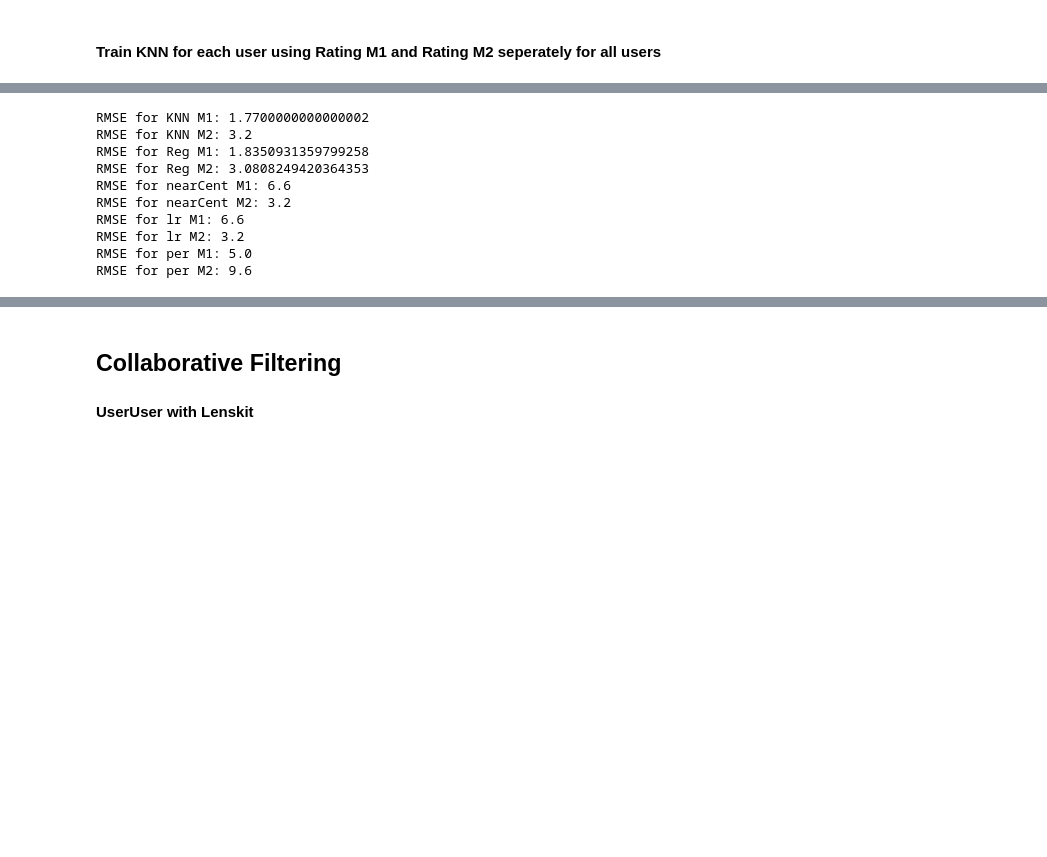
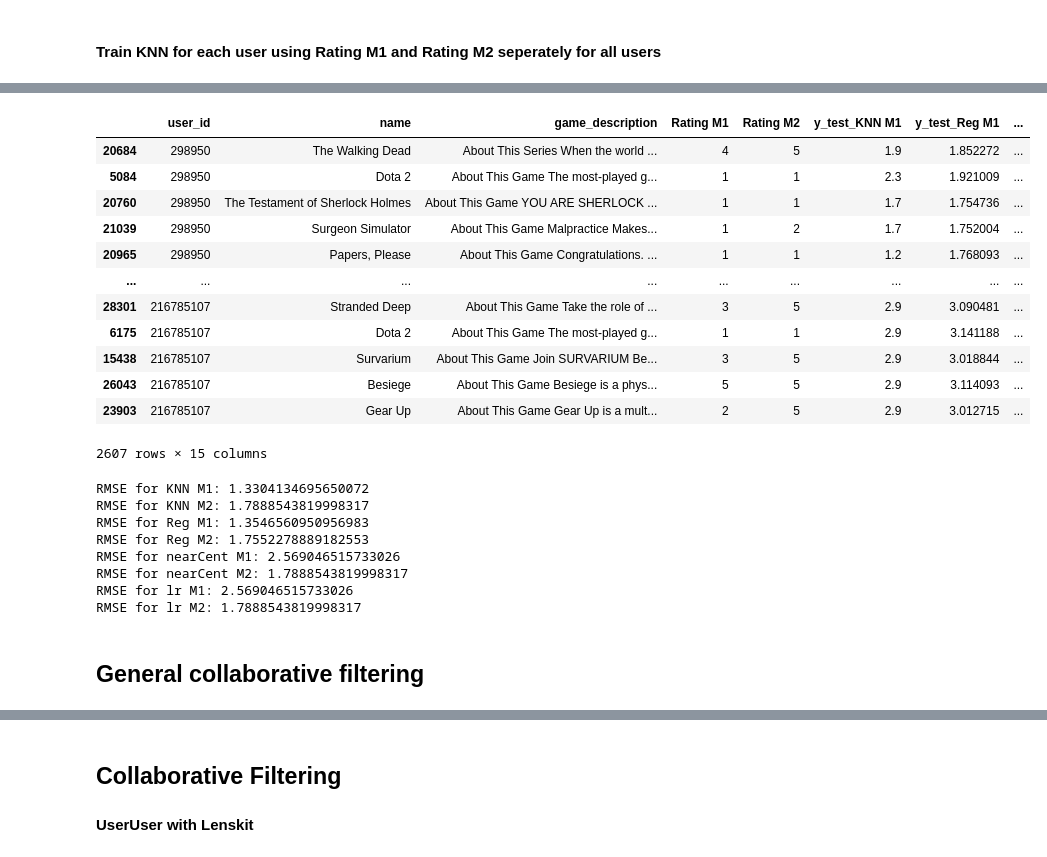
Before and after one commit to ymavruk/The-Recommended-Group-2021, a Jupyter notebook: Methods/Model1.ipynb, the cells around one changed output, grey strips where cells are left out. Cells and saved outputs as stored; diff of their text form; code cells hidden in the pictures; blank space fills up the shorter version.

Commit message:
Computed the best reczyztem rmse

```diff
--- a/Methods/Model1.ipynb
+++ b/Methods/Model1.ipynb
@@ -237,20 +225,34 @@ display(full_predictions)
+# %%
+full_predictions.insert(loc=0, column='user_id', value=userss)
+display(full_predictions)
+# %% [output]
+|  | user_id | name | game_description | Rating M1 | Rating M2 | y_test_KNN M1 | y_test_Reg M1 | ... |
+| 20684 | 298950 | The Walking Dead | About This Series When the world ... | 4 | 5 | 1.9 | 1.852272 | ... |
+| 5084 | 298950 | Dota 2 | About This Game The most-played g... | 1 | 1 | 2.3 | 1.921009 | ... |
+| 20760 | 298950 | The Testament of Sherlock Holmes | About This Game YOU ARE SHERLOCK ... | 1 | 1 | 1.7 | 1.754736 | ... |
+| 21039 | 298950 | Surgeon Simulator | About This Game Malpractice Makes... | 1 | 2 | 1.7 | 1.752004 | ... |
+| 20965 | 298950 | Papers, Please | About This Game Congratulations. ... | 1 | 1 | 1.2 | 1.768093 | ... |
+| ... | ... | ... | ... | ... | ... | ... | ... | ... |
+| 28301 | 216785107 | Stranded Deep | About This Game Take the role of ... | 3 | 5 | 2.9 | 3.090481 | ... |
+| 6175 | 216785107 | Dota 2 | About This Game The most-played g... | 1 | 1 | 2.9 | 3.141188 | ... |
+| 15438 | 216785107 | Survarium | About This Game Join SURVARIUM Be... | 3 | 5 | 2.9 | 3.018844 | ... |
+| 26043 | 216785107 | Besiege | About This Game Besiege is a phys... | 5 | 5 | 2.9 | 3.114093 | ... |
+| 23903 | 216785107 | Gear Up | About This Game Gear Up is a mult... | 2 | 5 | 2.9 | 3.012715 | ... |
+2607 rows × 15 columns
 # %%
 from sklearn.metrics import mean_squared_error
+import math
+rmse_M1_KNN = math.sqrt(mean_squared_error(tt['Rating M1'], tt['y_test_KNN M1']))
+rmse_M2_KNN = math.sqrt(mean_squared_error(tt['Rating M2'], tt['y_test_KNN M2']))
 
-rmse_M1_KNN = mean_squared_error(tt['Rating M1'], tt['y_test_KNN M1'])
-rmse_M2_KNN = mean_squared_error(tt['Rating M2'], tt['y_test_KNN M2'])
+rmse_M1_Reg = math.sqrt(mean_squared_error(tt['Rating M1'], tt['y_test_Reg M1']))
+rmse_M2_Reg = math.sqrt(mean_squared_error(tt['Rating M2'], tt['y_test_Reg M2']))
 
-rmse_M1_Reg = mean_squared_error(tt['Rating M1'], tt['y_test_Reg M1'])
-rmse_M2_Reg = mean_squared_error(tt['Rating M2'], tt['y_test_Reg M2'])
+rmse_M1_nearCent = math.sqrt(mean_squared_error(tt['Rating M1'], tt['y_test_nearCent M1']))
+rmse_M2_nearCent = math.sqrt(mean_squared_error(tt['Rating M2'], tt['y_test_nearCent M2']))
 
-rmse_M1_nearCent = mean_squared_error(tt['Rating M1'], tt['y_test_nearCent M1'])
-rmse_M2_nearCent = mean_squared_error(tt['Rating M2'], tt['y_test_nearCent M2'])
-
-rmse_M1_lr = mean_squared_error(tt['Rating M1'], tt['y_test_lr M1'])
-rmse_M2_lr = mean_squared_error(tt['Rating M2'], tt['y_test_lr M2'])
-
-rmse_M1_per = mean_squared_error(tt['Rating M1'], tt['y_test_per M1'])
-rmse_M2_per = mean_squared_error(tt['Rating M2'], tt['y_test_per M2'])
+rmse_M1_lr = math.sqrt(mean_squared_error(tt['Rating M1'], tt['y_test_lr M1']))
+rmse_M2_lr = math.sqrt(mean_squared_error(tt['Rating M2'], tt['y_test_lr M2']))
 
 print('RMSE for KNN M1: ' + str(rmse_M1_KNN))
 print('RMSE for KNN M2: ' + str(rmse_M2_KNN))
@@ -263,17 +265,14 @@ print('RMSE for nearCent M2: ' + str(rmse_M2_nearCent))
 
 print('RMSE for lr M1: ' + str(rmse_M1_lr))
 print('RMSE for lr M2: ' + str(rmse_M2_lr))
-
-print('RMSE for per M1: ' + str(rmse_M1_per))
-print('RMSE for per M2: ' + str(rmse_M2_per))
 # %% [output]
-RMSE for KNN M1: 1.7700000000000002
-RMSE for KNN M2: 3.2
-RMSE for Reg M1: 1.8350931359799258
-RMSE for Reg M2: 3.0808249420364353
-RMSE for nearCent M1: 6.6
-RMSE for nearCent M2: 3.2
-RMSE for lr M1: 6.6
-RMSE for lr M2: 3.2
-RMSE for per M1: 5.0
-RMSE for per M2: 9.6
+RMSE for KNN M1: 1.3304134695650072
+RMSE for KNN M2: 1.7888543819998317
+RMSE for Reg M1: 1.3546560950956983
+RMSE for Reg M2: 1.7552278889182553
+RMSE for nearCent M1: 2.569046515733026
+RMSE for nearCent M2: 1.7888543819998317
+RMSE for lr M1: 2.569046515733026
+RMSE for lr M2: 1.7888543819998317
+# %% [markdown]
+## General collaborative filtering
```
Also changed, not shown: parts of 14 cells of this notebook.
